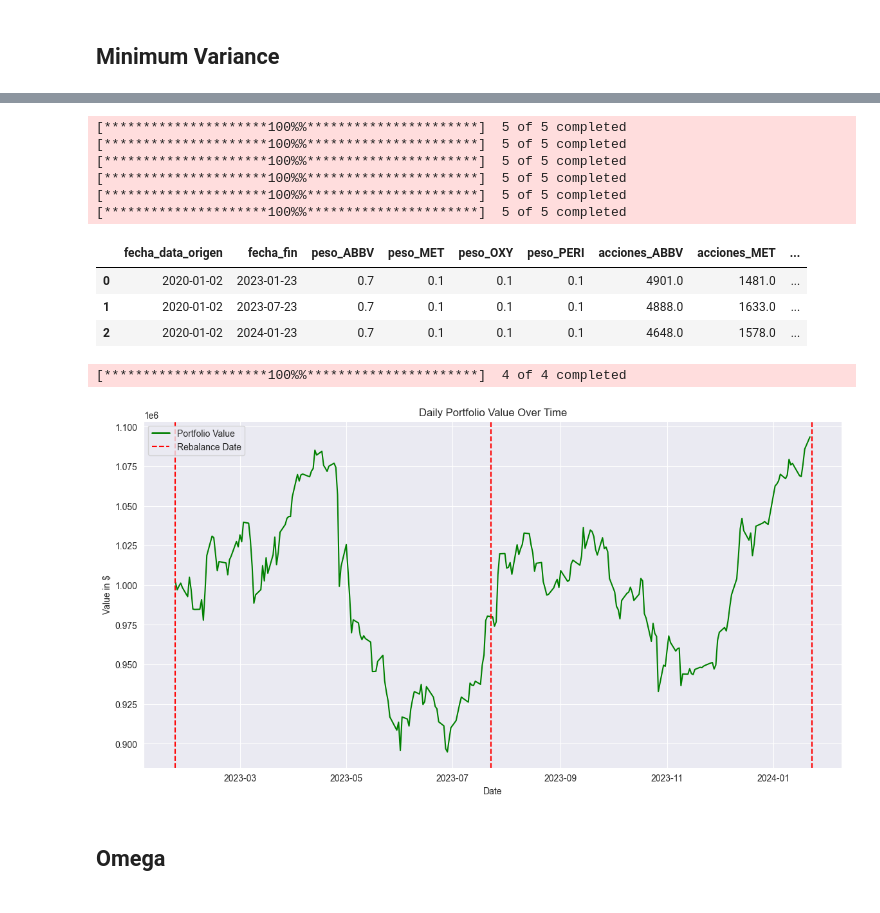
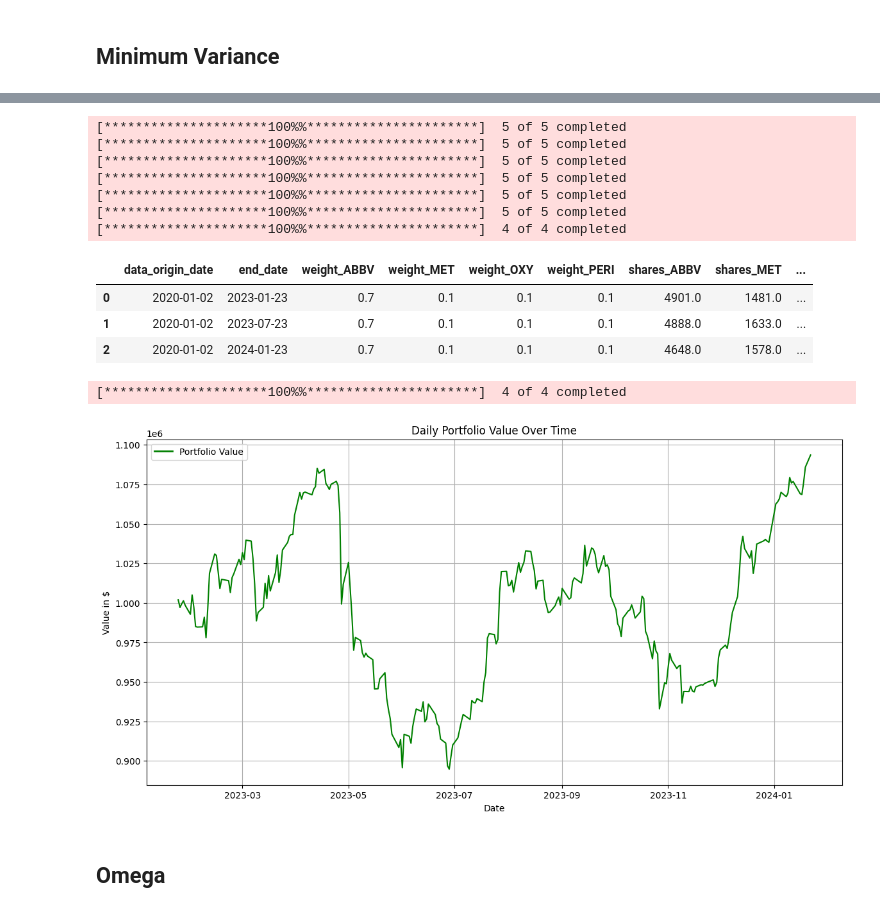
Before and after one commit to diegotita4/PAP-QAA_strategies, a Jupyter notebook: validations.ipynb, the cells around one changed output, grey strips where cells are left out. Cells and saved outputs as stored; diff of their text form; code cells hidden in the pictures.

```diff
--- a/validations.ipynb
+++ b/validations.ipynb
@@ -33,6 +33,12 @@ optimization_models = ['SLSQP', 'Monte Carlo', 'COBYLA']
 QAA_instance = QAA(tickers=tickers, start_date='2020-01-02', end_date='2024-01-23', rf=0.02)
 # %% [output]
 [*********************100%%**********************]  5 of 5 completed
+# %%
+# Backtesting
+initial_portfolio_value = 1_000_000
+rebalance_frequency_months = 6
+optimization_model = 'SLSQP'
+rf = 0.02
 # %% [markdown]
 ## Minimum Variance
 # %%
@@ -80,27 +86,21 @@ Optimal weights in our class (Minimum Variance - Monte Carlo): ['0.6722', '0.117
 
 Optimal weights in our class (Minimum Variance - COBYLA): ['0.6970', '0.1010', '0.1010', '0.1010']
-# %%
-tickers = ["ABBV", "MET", "OXY", "PERI"]
-rf = 0.02  # Tasa libre de riesgo
-optimization_strategy = 'Minimum Variance'
-optimization_model = 'SLSQP'
-valor_portafolio_inicial = 1_000_000
-frecuencias_rebalanceo_meses = 6
 # %%
-# Realizar el backtesting
-resultados_backtesting = backtesting_dinamico(
+optimization_strategy = 'Minimum Variance'
+
+results, daily_data, portfolio_value = dynamic_backtesting(
     tickers=tickers,
-    start_date='2020-01-02',
+    start_date_data='2020-01-02',
     start_backtesting='2023-01-23',
     end_date='2024-01-23',
-    frecuencias_rebalanceo_meses = [frecuencias_rebalanceo_meses] , # Ajustes cada 2, 3, 4 y 6 meses
+    rebalance_frequency_months = [rebalance_frequency_months] , # Ajustes cada 2, 3, 4 y 6 meses
     rf=rf,
     optimization_strategy=optimization_strategy,
     optimization_model=optimization_model,
-    valor_portafolio_inicial = valor_portafolio_inicial
+    initial_portfolio_value = initial_portfolio_value
 )
 
-resultados_backtesting
+results
 # %% [output]
 [*********************100%%**********************]  5 of 5 completed
 [*********************100%%**********************]  5 of 5 completed
@@ -108,15 +108,16 @@ resultados_backtesting
 [*********************100%%**********************]  5 of 5 completed
 [*********************100%%**********************]  5 of 5 completed
 [*********************100%%**********************]  5 of 5 completed
+[*********************100%%**********************]  4 of 4 completed
-|  | fecha_data_origen | fecha_fin | peso_ABBV | peso_MET | peso_OXY | peso_PERI | acciones_ABBV | acciones_MET | ... |
+|  | data_origin_date | end_date | weight_ABBV | weight_MET | weight_OXY | weight_PERI | shares_ABBV | shares_MET | ... |
 | 0 | 2020-01-02 | 2023-01-23 | 0.7 | 0.1 | 0.1 | 0.1 | 4901.0 | 1481.0 | ... |
 | 1 | 2020-01-02 | 2023-07-23 | 0.7 | 0.1 | 0.1 | 0.1 | 4888.0 | 1633.0 | ... |
 | 2 | 2020-01-02 | 2024-01-23 | 0.7 | 0.1 | 0.1 | 0.1 | 4648.0 | 1578.0 | ... |
 # %%
-plot_portfolio_value(resultados_backtesting, tickers)
+plot_portfolio_value(results, tickers)
 # %% [output]
 [*********************100%%**********************]  4 of 4 completed
-[figure, old version]
+[figure, new version]
 # %% [markdown]
 ## Omega
 # %%
```
Also changed, not shown: parts of 26 cells of this notebook, 1 other file.
